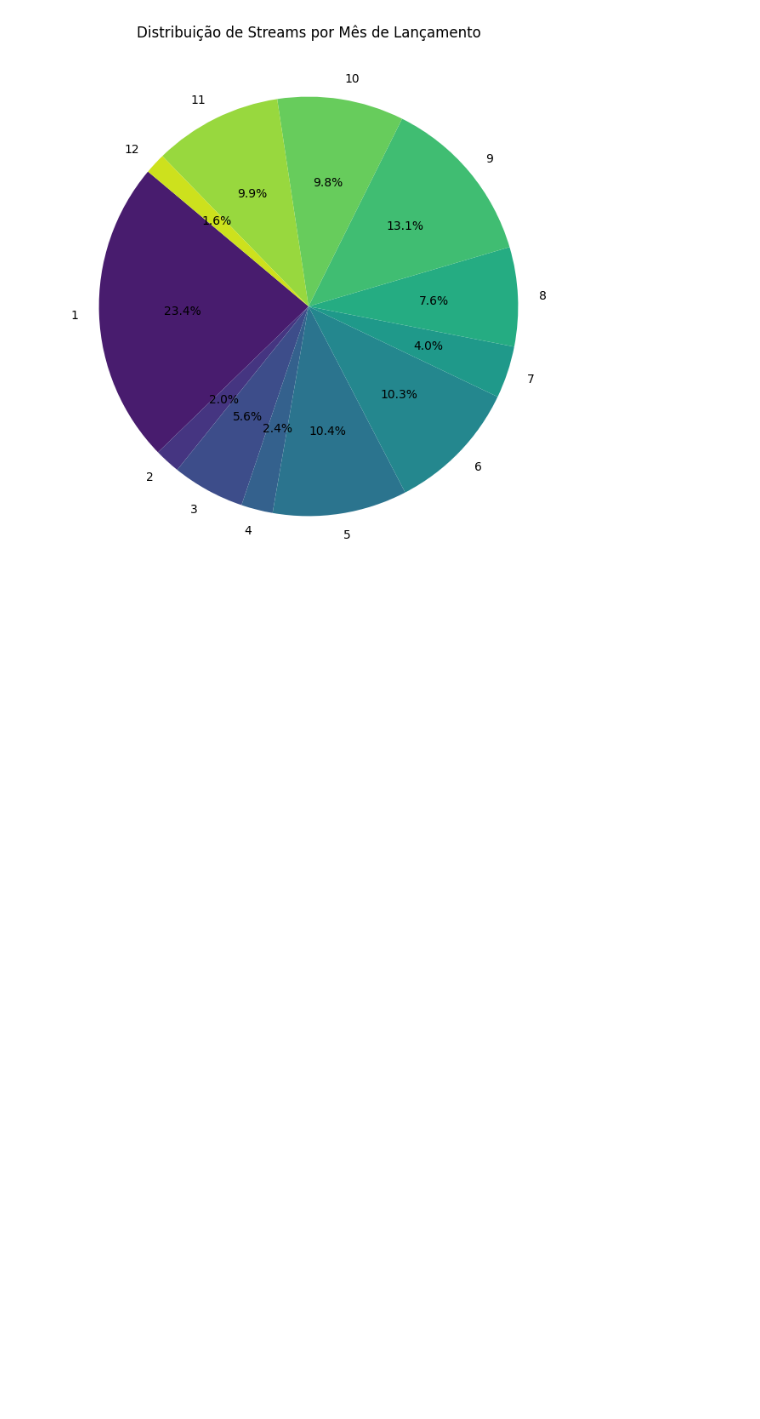
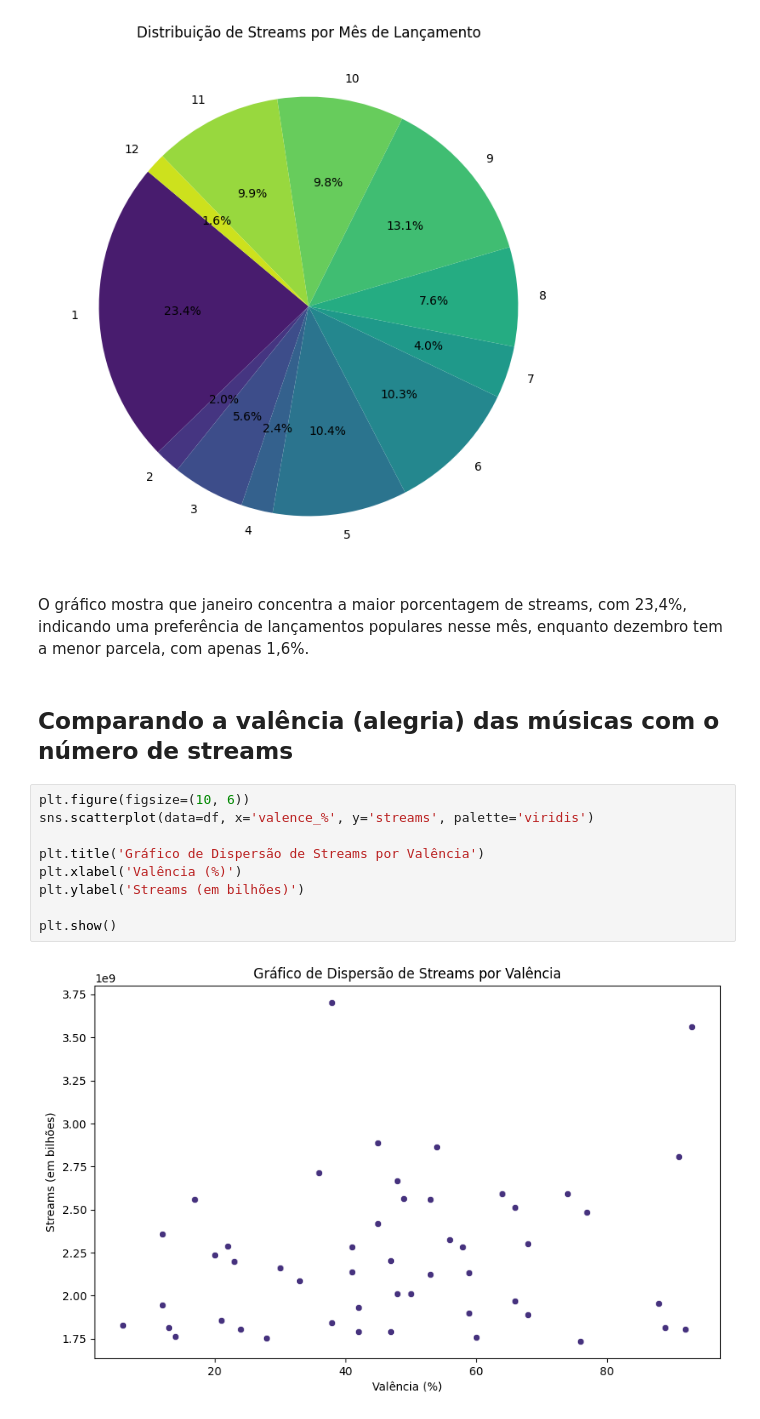
Before and after one commit to rruthes/spotify-data, a Jupyter notebook: notebooks/SpotifyDataEDA.ipynb, the cells around one changed output. Drawn from its saved outputs; the diff is of its cells as text; blank space fills up the shorter version.

```diff
--- a/notebooks/SpotifyDataEDA.ipynb
+++ b/notebooks/SpotifyDataEDA.ipynb
@@ -41,3 +41,19 @@ plt.title('Distribuição de Streams por Mês de Lançamento')
 plt.show()
 # %% [output]
 [figure]
+# %% [markdown]
+
+O gráfico mostra que janeiro concentra a maior porcentagem de streams, com 23,4%, indicando uma preferência de lançamentos populares nesse mês, enquanto dezembro tem a menor parcela, com apenas 1,6%.
+# %% [markdown]
+## Comparando a valência (alegria) das músicas com o número de streams
+# %%
+plt.figure(figsize=(10, 6))
+sns.scatterplot(data=df, x='valence_%', y='streams', palette='viridis')
+
+plt.title('Gráfico de Dispersão de Streams por Valência')
+plt.xlabel('Valência (%)')
+plt.ylabel('Streams (em bilhões)')
+
+plt.show()
+# %% [output]
+[figure, added]
```
Also changed, not shown: parts of 1 cell of this notebook, 3 other files.
